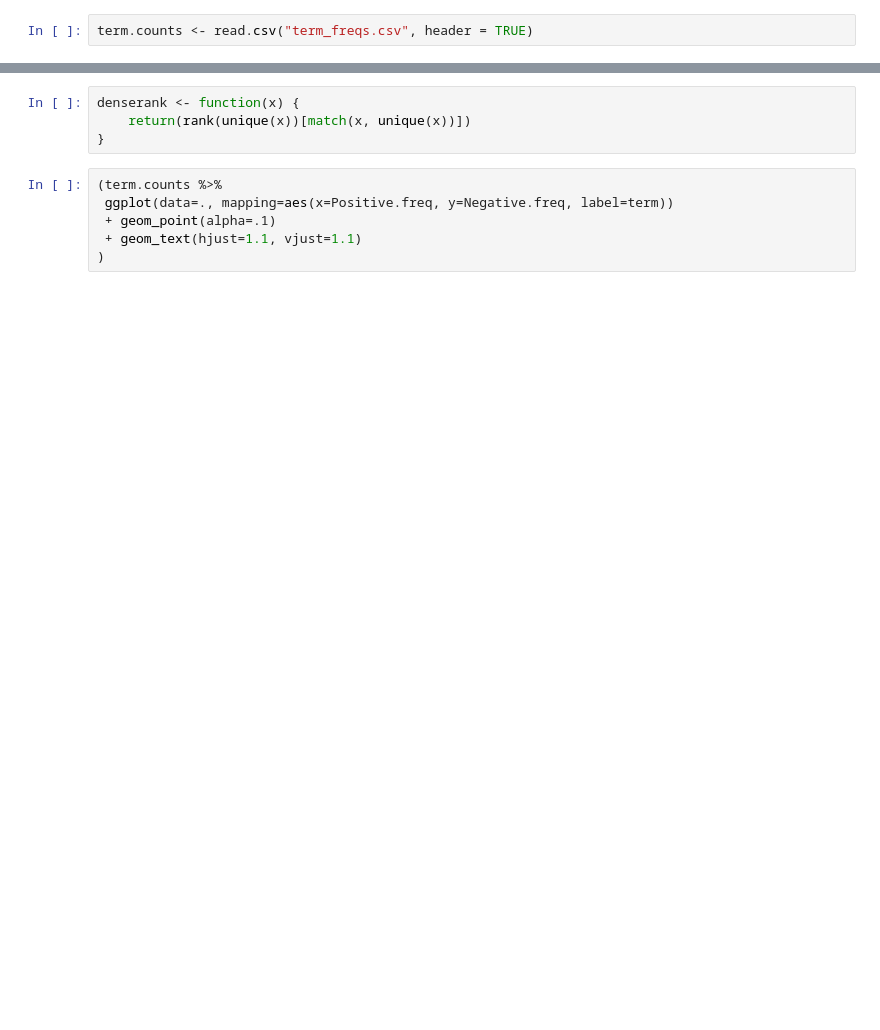
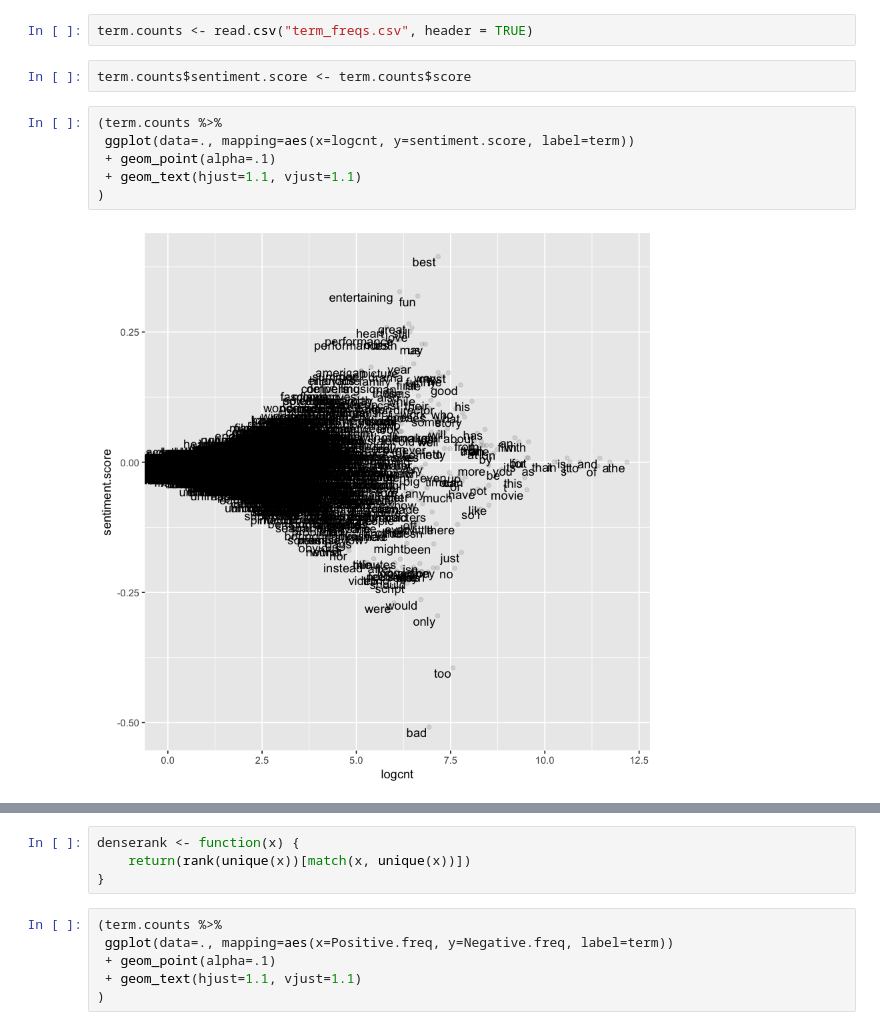
Before and after one commit to JasonKessler/SemioticSquaresTalk, a Jupyter notebook: notebooks/R-Scatterplot-Visualizations.ipynb, the cells around one changed output, grey strips where cells are left out. Cells and saved outputs as stored; diff of their text form; blank space fills up the shorter version.

```diff
--- a/notebooks/R-Scatterplot-Visualizations.ipynb
+++ b/notebooks/R-Scatterplot-Visualizations.ipynb
@@ -8,2 +26,12 @@ library(shiny)
 # %%
 term.counts <- read.csv("term_freqs.csv", header = TRUE)
+# %%
+term.counts$sentiment.score <- term.counts$score
+# %%
+(term.counts %>%
+ ggplot(data=., mapping=aes(x=logcnt, y=sentiment.score, label=term))
+ + geom_point(alpha=.1)
+ + geom_text(hjust=1.1, vjust=1.1)
+)
+# %% [output]
+[figure, added]
```
Also changed, not shown: parts of 4 cells of this notebook, 2 other files.
